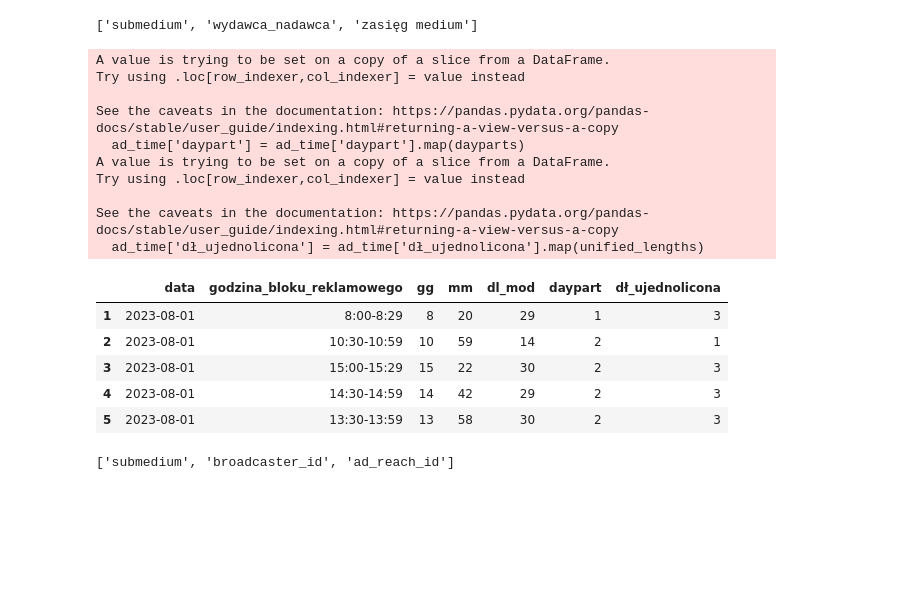
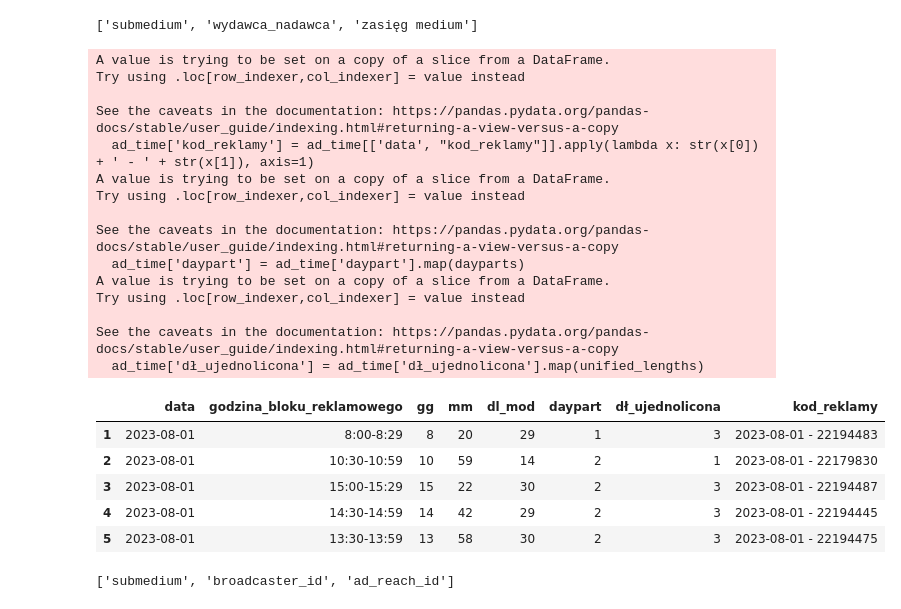
Before and after one commit to MrSz-84/cs50sql_fin, a Jupyter notebook: populate.ipynb, the cells around one changed output. Cells and saved outputs as stored; diff of their text form; code cells hidden in the pictures; blank space fills up the shorter version.

```diff
--- a/populate.ipynb
+++ b/populate.ipynb
@@ -388,8 +388,10 @@ submediums.columns.values.tolist()
 # %% [output]
 ['submedium', 'wydawca_nadawca', 'zasięg medium']
 # %%
-ad_time = df[['data', 'godzina_bloku_reklamowego', 'gg', 'mm', 'dl_mod', 'daypart', 'dł_ujednolicona']]
+ad_time = df[['data', 'godzina_bloku_reklamowego', 'gg', 'mm', 'dl_mod', 'daypart', 'dł_ujednolicona', 'kod_reklamy']]
+ad_time['kod_reklamy'] = ad_time[['data', "kod_reklamy"]].apply(lambda x: str(x[0]) + ' - ' + str(x[1]), axis=1)
 ad_time.index = ad_time.index + 1
+
 
 conn = psycopg2.connect(
     f'''dbname={tools.conf.DB}
@@ -428,49 +430,55 @@ ad_time['dł_ujednolicona'] = ad_time['dł_ujednolicona'].map(unified_lengths)
 
 query3 = sql.SQL(
     '''
-    INSERT INTO {table} ({field1}, {field2}, {field3}, {field4}, {field5}, {field6}, {field7})
-    VALUES (%s, %s ,%s, %s ,%s, %s ,%s)
+    INSERT INTO {table} ({field1}, {field2}, {field3}, {field4}, {field5}, {field6}, {field7}, {field8})
+    VALUES (%s, %s ,%s, %s ,%s, %s ,%s, %s)
     ''')
 
 for _, elem in ad_time.iterrows():
     cur.execute(
         query3.format(
             table=sql.Identifier('ad_time_details'),
             field1=sql.Identifier('date'),
             field2=sql.Identifier('ad_slot_hour'),
             field3=sql.Identifier('gg'),
             field4=sql.Identifier('mm'),
             field5=sql.Identifier('length_mod'),
             field6=sql.Identifier('daypart_id'),
-            field7=sql.Identifier('unified_length_id')),
+            field7=sql.Identifier('unified_length_id'),
+            field8=sql.Identifier('ad_code')),
             (elem['data'], elem['godzina_bloku_reklamowego'], elem['gg'],
              elem['mm'], elem['dl_mod'], elem['daypart'],
-             elem['dł_ujednolicona'],
+             elem['dł_ujednolicona'], elem['kod_reklamy'],
             )
     )
 
 conn.commit()
 
 conn.close()
 
 ad_time.head(5)
 # %% [output]
+A value is trying to be set on a copy of a slice from a DataFrame.
+Try using .loc[row_indexer,col_indexer] = value instead
+
+See the caveats in the documentation: https://pandas.pydata.org/pandas-docs/stable/user_guide/indexing.html#returning-a-view-versus-a-copy
+  ad_time['kod_reklamy'] = ad_time[['data', "kod_reklamy"]].apply(lambda x: str(x[0]) + ' - ' + str(x[1]), axis=1)
 A value is trying to be set on a copy of a slice from a DataFrame.
 Try using .loc[row_indexer,col_indexer] = value instead
 
 See the caveats in the documentation: https://pandas.pydata.org/pandas-docs/stable/user_guide/indexing.html#returning-a-view-versus-a-copy
   ad_time['daypart'] = ad_time['daypart'].map(dayparts)
 A value is trying to be set on a copy of a slice from a DataFrame.
 Try using .loc[row_indexer,col_indexer] = value instead
 
 See the caveats in the documentation: https://pandas.pydata.org/pandas-docs/stable/user_guide/indexing.html#returning-a-view-versus-a-copy
   ad_time['dł_ujednolicona'] = ad_time['dł_ujednolicona'].map(unified_lengths)
-|  | data | godzina_bloku_reklamowego | gg | mm | dl_mod | daypart | dł_ujednolicona |
-| 1 | 2023-08-01 | 8:00-8:29 | 8 | 20 | 29 | 1 | 3 |
-| 2 | 2023-08-01 | 10:30-10:59 | 10 | 59 | 14 | 2 | 1 |
-| 3 | 2023-08-01 | 15:00-15:29 | 15 | 22 | 30 | 2 | 3 |
-| 4 | 2023-08-01 | 14:30-14:59 | 14 | 42 | 29 | 2 | 3 |
-| 5 | 2023-08-01 | 13:30-13:59 | 13 | 58 | 30 | 2 | 3 |
+|  | data | godzina_bloku_reklamowego | gg | mm | dl_mod | daypart | dł_ujednolicona | kod_reklamy |
+| 1 | 2023-08-01 | 8:00-8:29 | 8 | 20 | 29 | 1 | 3 | 2023-08-01 - 22194483 |
+| 2 | 2023-08-01 | 10:30-10:59 | 10 | 59 | 14 | 2 | 1 | 2023-08-01 - 22179830 |
+| 3 | 2023-08-01 | 15:00-15:29 | 15 | 22 | 30 | 2 | 3 | 2023-08-01 - 22194487 |
+| 4 | 2023-08-01 | 14:30-14:59 | 14 | 42 | 29 | 2 | 3 | 2023-08-01 - 22194445 |
+| 5 | 2023-08-01 | 13:30-13:59 | 13 | 58 | 30 | 2 | 3 | 2023-08-01 - 22194475 |
 # %%
 conn = psycopg2.connect(
     f'''dbname={tools.conf.DB}
```
Also changed, not shown: parts of 2 cells of this notebook, 1 other file.
